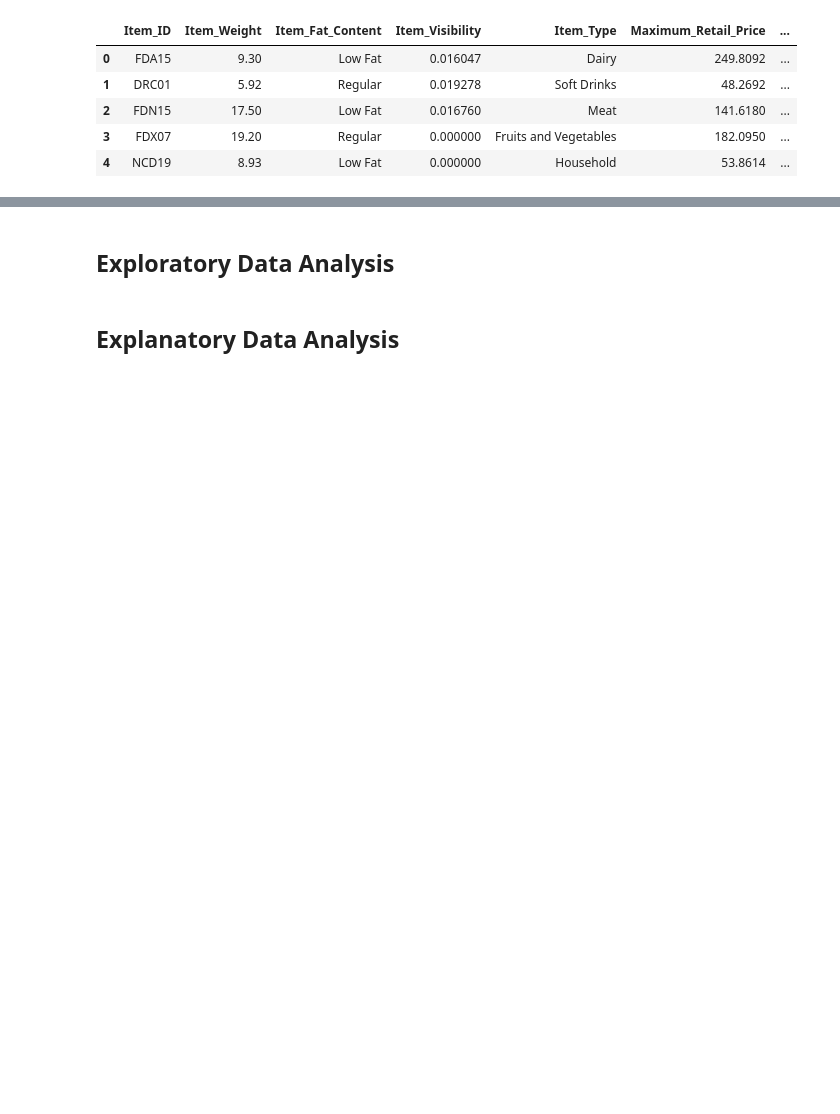
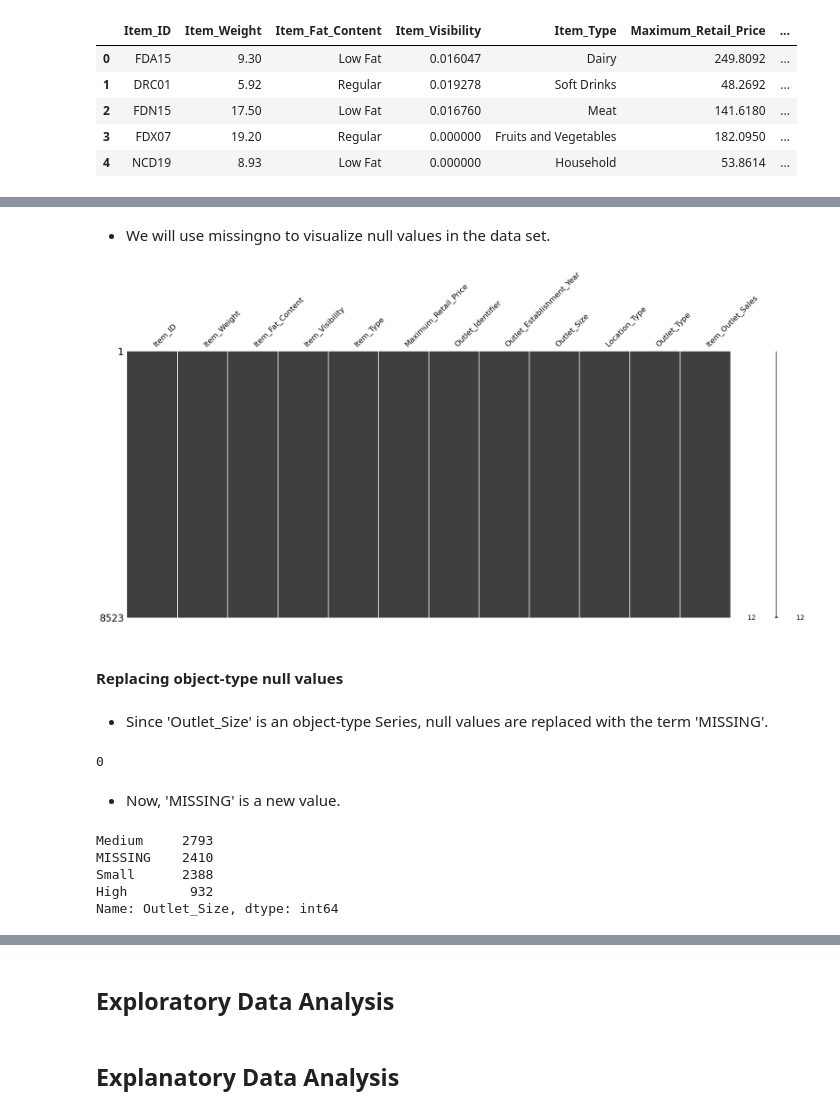
Before and after one commit to NemesisCrociata/Prediction-of-Product-Sales, a Jupyter notebook: Prediction_of_Product_Sales.ipynb, the cells around one changed output, grey strips where cells are left out. Drawn from its saved outputs; the diff is of its cells as text; code cells hidden in the pictures; blank space fills up the shorter version.

```diff
--- a/Prediction_of_Product_Sales.ipynb
+++ b/Prediction_of_Product_Sales.ipynb
@@ -351,0 +224,25 @@ dtype: int64
+# %% [markdown]
+- We will use missingno to visualize null values in the data set.
+# %%
+msno.matrix(df);
+# %% [output]
+[figure, added]
+# %% [markdown]
+#### Replacing object-type null values
+# %% [markdown]
+- Since 'Outlet_Size' is an object-type Series, null values are replaced with the term 'MISSING'.
+# %%
+df['Outlet_Size'] = df['Outlet_Size'].fillna('MISSING')
+df['Outlet_Size'].isna().sum()
+# %% [output]
+0
+# %% [markdown]
+- Now, 'MISSING' is a new value.
+# %%
+df['Outlet_Size'].value_counts()
+# %% [output]
+Medium     2793
+MISSING    2410
+Small      2388
+High        932
+Name: Outlet_Size, dtype: int64
```
Also changed, not shown: parts of 76 cells of this notebook.
